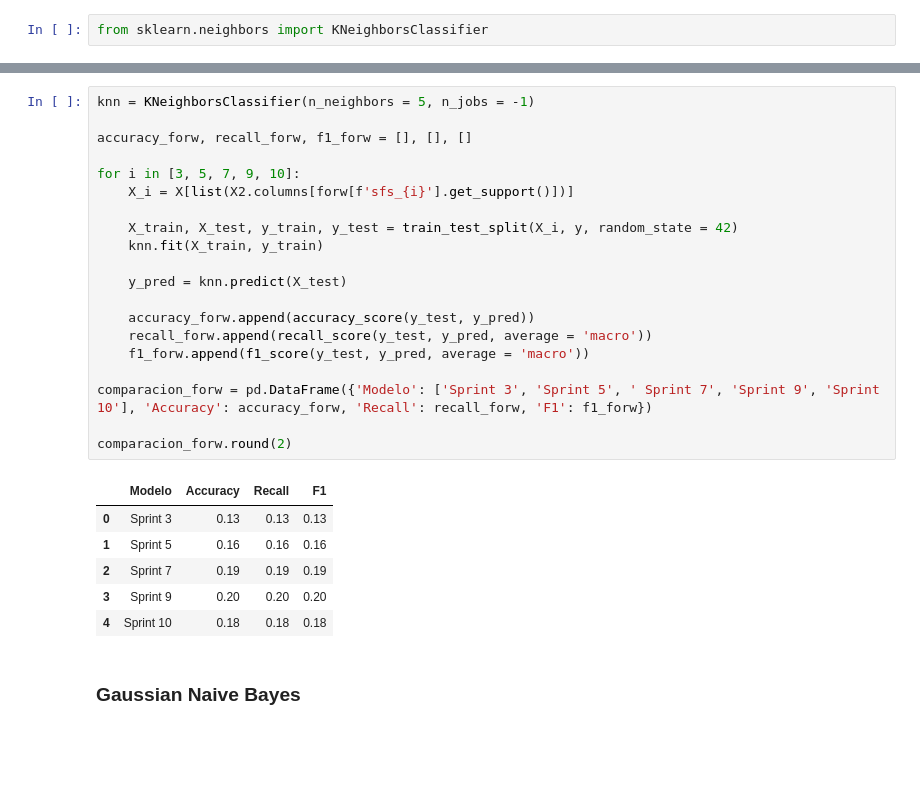
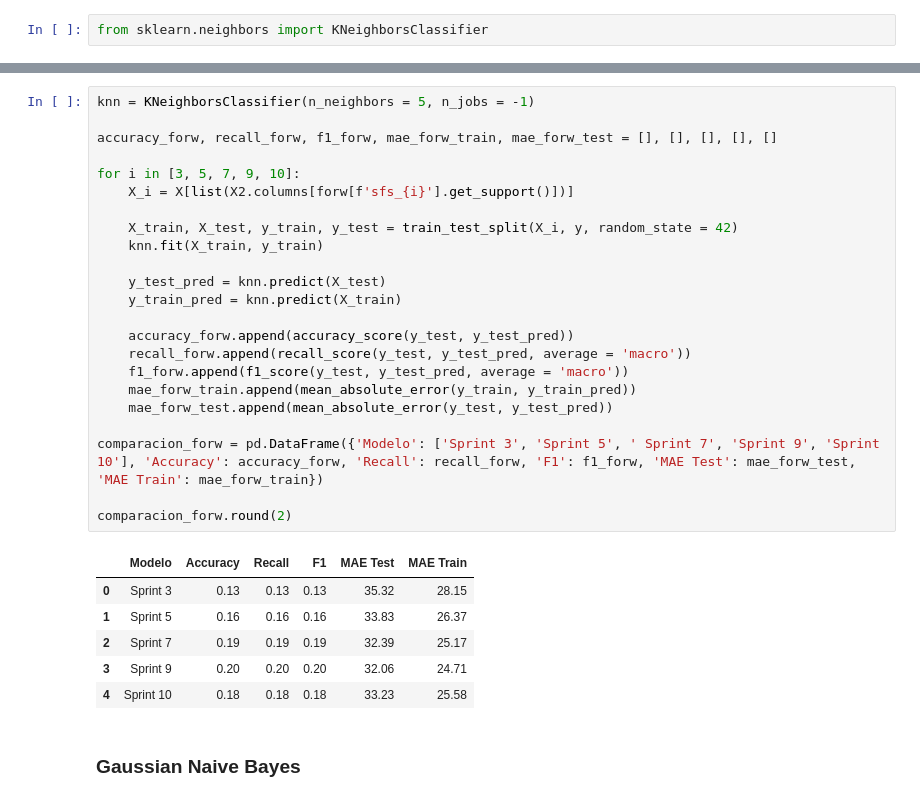
Before and after one commit to MauriJ/Data-Science, a Jupyter notebook: Desafíos/Proyecto complementario N°1/Proyecto_ComplementarioI_Moran.ipynb, the cells around one changed output, grey strips where cells are left out. Drawn from its saved outputs; the diff is of its cells as text; blank space fills up the shorter version.

```diff
--- a/Desafíos/Proyecto complementario N°1/Proyecto_ComplementarioI_Moran.ipynb
+++ b/Desafíos/Proyecto complementario N°1/Proyecto_ComplementarioI_Moran.ipynb
@@ -74,30 +69,33 @@ Las 10 variables seleccionadas son: ['popularity', 'danceability', 'energy', 'sp
 # %%
 knn = KNeighborsClassifier(n_neighbors = 5, n_jobs = -1)
 
-accuracy_forw, recall_forw, f1_forw = [], [], []
+accuracy_forw, recall_forw, f1_forw, mae_forw_train, mae_forw_test = [], [], [], [], []
 
 for i in [3, 5, 7, 9, 10]:
     X_i = X[list(X2.columns[forw[f'sfs_{i}'].get_support()])]
 
     X_train, X_test, y_train, y_test = train_test_split(X_i, y, random_state = 42)
     knn.fit(X_train, y_train)
 
-    y_pred = knn.predict(X_test)
+    y_test_pred = knn.predict(X_test)
+    y_train_pred = knn.predict(X_train)
 
-    accuracy_forw.append(accuracy_score(y_test, y_pred))
-    recall_forw.append(recall_score(y_test, y_pred, average = 'macro'))
-    f1_forw.append(f1_score(y_test, y_pred, average = 'macro'))
+    accuracy_forw.append(accuracy_score(y_test, y_test_pred))
+    recall_forw.append(recall_score(y_test, y_test_pred, average = 'macro'))
+    f1_forw.append(f1_score(y_test, y_test_pred, average = 'macro'))
+    mae_forw_train.append(mean_absolute_error(y_train, y_train_pred))
+    mae_forw_test.append(mean_absolute_error(y_test, y_test_pred))
 
-comparacion_forw = pd.DataFrame({'Modelo': ['Sprint 3', 'Sprint 5', ' Sprint 7', 'Sprint 9', 'Sprint 10'], 'Accuracy': accuracy_forw, 'Recall': recall_forw, 'F1': f1_forw})
+comparacion_forw = pd.DataFrame({'Modelo': ['Sprint 3', 'Sprint 5', ' Sprint 7', 'Sprint 9', 'Sprint 10'], 'Accuracy': accuracy_forw, 'Recall': recall_forw, 'F1': f1_forw, 'MAE Test': mae_forw_test, 'MAE Train': mae_forw_train})
 
 comparacion_forw.round(2)
 # %% [output]
-|  | Modelo | Accuracy | Recall | F1 |
-| 0 | Sprint 3 | 0.13 | 0.13 | 0.13 |
-| 1 | Sprint 5 | 0.16 | 0.16 | 0.16 |
-| 2 | Sprint 7 | 0.19 | 0.19 | 0.19 |
-| 3 | Sprint 9 | 0.20 | 0.20 | 0.20 |
-| 4 | Sprint 10 | 0.18 | 0.18 | 0.18 |
+|  | Modelo | Accuracy | Recall | F1 | MAE Test | MAE Train |
+| 0 | Sprint 3 | 0.13 | 0.13 | 0.13 | 35.32 | 28.15 |
+| 1 | Sprint 5 | 0.16 | 0.16 | 0.16 | 33.83 | 26.37 |
+| 2 | Sprint 7 | 0.19 | 0.19 | 0.19 | 32.39 | 25.17 |
+| 3 | Sprint 9 | 0.20 | 0.20 | 0.20 | 32.06 | 24.71 |
+| 4 | Sprint 10 | 0.18 | 0.18 | 0.18 | 33.23 | 25.58 |
 # %% [markdown]
 ### Gaussian Naive Bayes
 # %%
```
Also changed, not shown: parts of 10 cells of this notebook, 1 other file.
